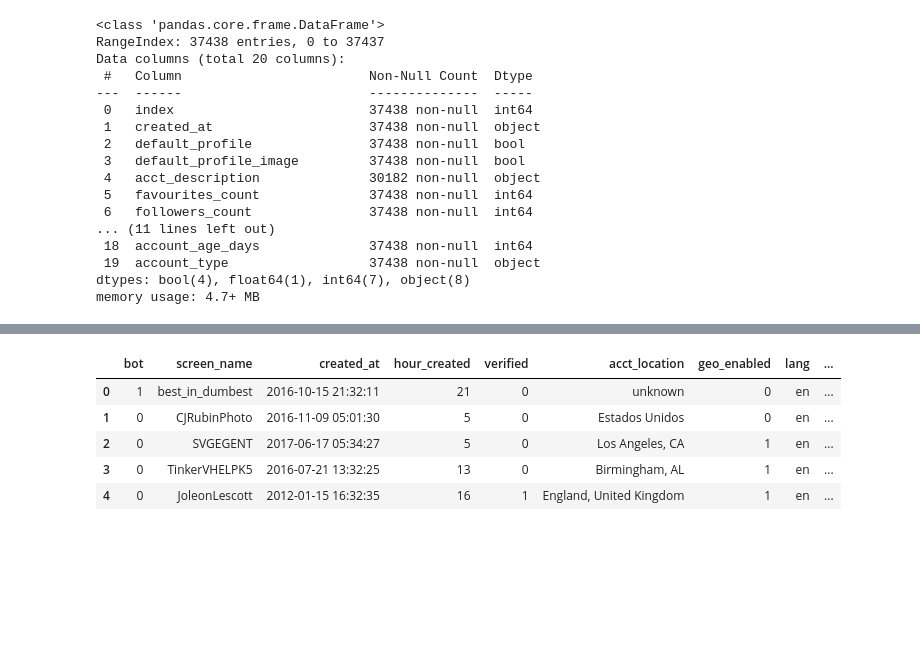
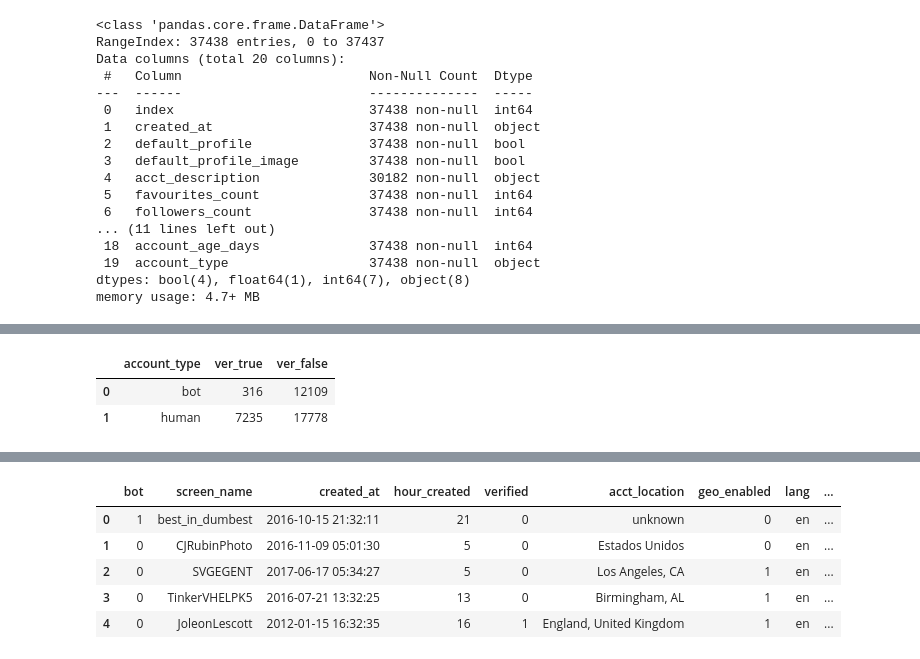
Before and after one commit to scrapfishies/twitter-bot-detection, a Jupyter notebook: eda.ipynb, the cells around one changed output, grey strips where cells are left out. Cells and saved outputs as stored; diff of their text form; code cells hidden in the pictures; blank space fills up the shorter version.

```diff
--- a/eda.ipynb
+++ b/eda.ipynb
@@ -74,0 +103,26 @@ memory usage: 4.7+ MB
+# %%
+q = '''
+WITH ver as
+    (SELECT account_type, COUNT(*) as ver_true
+        FROM human_bots
+        WHERE verified='true'
+        GROUP BY account_type),
+
+    not_ver as
+    (SELECT account_type, COUNT(*) as ver_false
+        FROM human_bots
+        WHERE verified='false'
+        GROUP BY account_type)
+
+    SELECT v.account_type, v.ver_true, nv.ver_false
+        FROM ver v
+        JOIN not_ver nv
+        ON v.account_type = nv.account_type
+
+'''
+ver_status_by_type = pd.read_sql(q, connection)
+ver_status_by_type
+# %% [output]
+|  | account_type | ver_true | ver_false |
+| 0 | bot | 316 | 12109 |
+| 1 | human | 7235 | 17778 |
```
Also changed, not shown: parts of 17 cells of this notebook, 12 other files.
